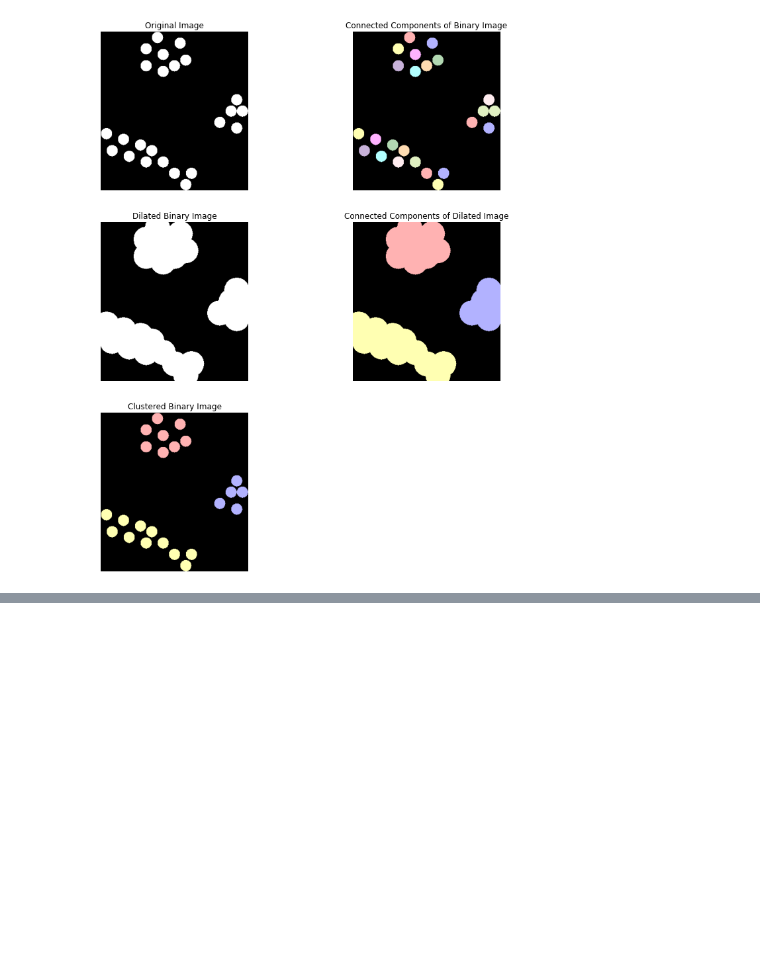
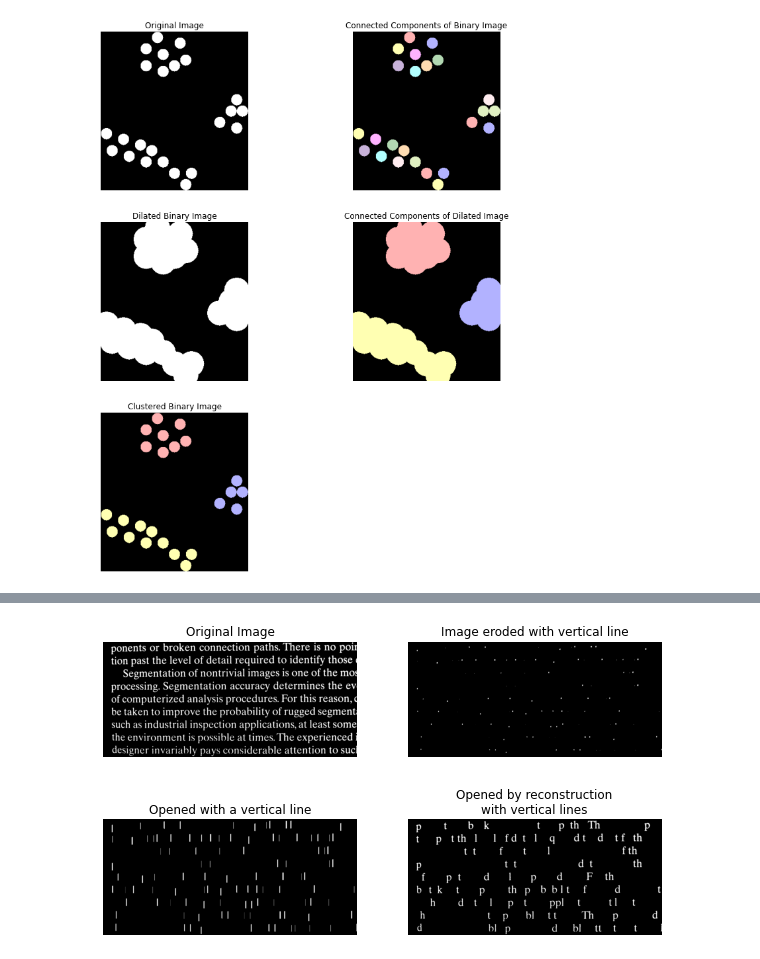
Before and after one commit to ecolon08/Digital-Image-Processing, a Jupyter notebook: Morphological Image Processing/ec_dip_morphological_01.ipynb, the cells around one changed output, grey strips where cells are left out. Drawn from its saved outputs; the diff is of its cells as text; code cells hidden in the pictures; blank space fills up the shorter version.

```diff
--- a/Morphological Image Processing/ec_dip_morphological_01.ipynb
+++ b/Morphological Image Processing/ec_dip_morphological_01.ipynb
@@ -301,0 +345,36 @@ There are 23 connected components in the image
+# %%
+# load book text image
+img_book_txt = skimage.img_as_ubyte(io.imread('./images/text-touching-border.tif'))
+
+# erode the image
+img_book_erode = morphology.erosion(img_book_txt, np.ones((51, 1)))
+
+# display the results so far
+fig_book, ax_book = plt.subplots(2, 2, figsize=(10, 6))
+ax_book = ax_book.ravel()
+
+ax_book[0].imshow(img_book_txt, cmap='gray')
+ax_book[0].set_title("Original Image")
+ax_book[0].axis('off')
+
+ax_book[1].imshow(img_book_erode, cmap='gray')
+ax_book[1].set_title("Image eroded with vertical line")
+ax_book[1].axis('off')
+
+# open the original image
+img_book_open = morphology.opening(img_book_txt, np.ones((51, 1)))
+
+# display the result
+ax_book[2].imshow(img_book_open, cmap='gray')
+ax_book[2].set_title("Opened with a vertical line")
+ax_book[2].axis('off')
+
+# finally, reconstruct the image
+img_book_open_by_rec = morphology.reconstruction(seed=img_book_erode, mask=img_book_txt, selem=np.ones((3,3)))
+
+# display the resulting image
+ax_book[3].imshow(img_book_open_by_rec, cmap='gray')
+ax_book[3].set_title("Opened by reconstruction\nwith vertical lines")
+ax_book[3].axis('off');
+# %% [output]
+[figure, added]
```
Also changed, not shown: parts of 3 cells of this notebook.
